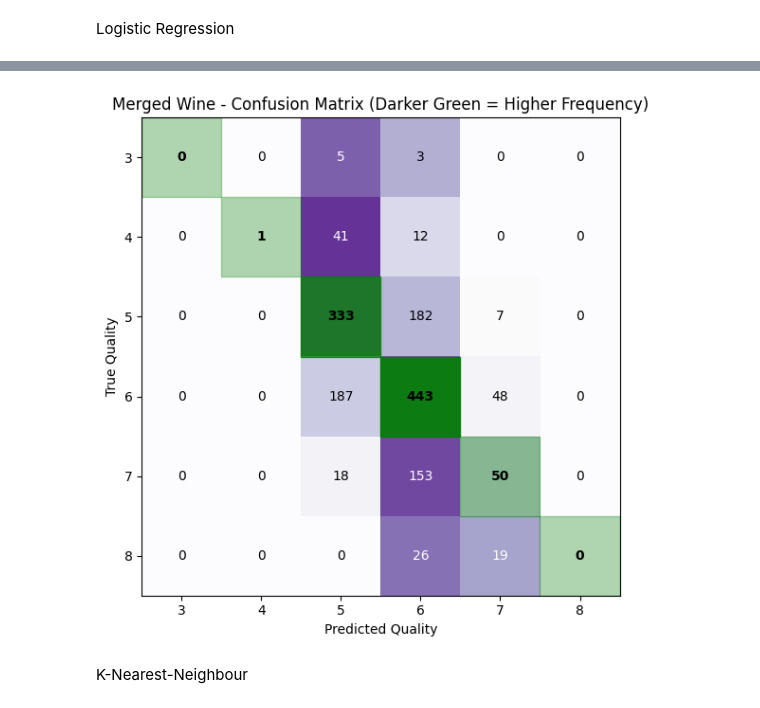
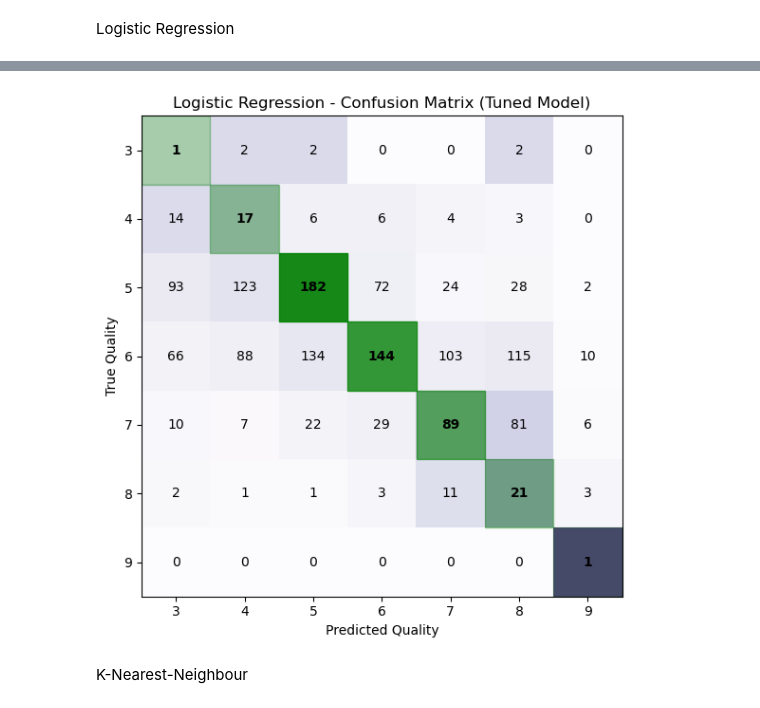
Before and after one commit to dylangeorg3/ENGG2112_Project, a Jupyter notebook: QualityModelsRegression.ipynb, the cells around one changed output, grey strips where cells are left out. Cells and saved outputs as stored; diff of their text form; code cells hidden in the pictures.

Commit message:
Explored ADASYN and class weighting as alternative to SMOTE.
Less promising accuracies than SMOTE.

Also added systematic hyperparameter tuning method (GridSearch) for all models.

```diff
--- a/QualityModelsRegression.ipynb
+++ b/QualityModelsRegression.ipynb
@@ -176,11 +298,11 @@ dtype: object
 # %% [markdown]
 Logistic Regression
 # %%
-# Logistic Regression for both datasets
+# Logistic Regression with validation and hyperparameter tuning
+from sklearn.model_selection import GridSearchCV, validation_curve
+from sklearn.model_selection import train_test_split
+
 df = df_merged.copy().drop(columns=high_vifs)
-
-
-print(f"\n=== {name} - Logistic Regression ===")
 
 # Separate features and labels
 X = df.drop(["quality"], axis=1)
@@ -190,38 +312,74 @@ y = df["quality"]
 print(f"Target (y) range before split: {y.min()} to {y.max()}")
 print(f"Target (y) unique values: {sorted(y.unique())}")
 
-# Train-test split
-X_train, X_test, y_train, y_test = train_test_split(X, y, test_size=0.2, random_state=42)
+# Three-way split: Train/Validation/Test (60/20/20)
+X_temp, X_test, y_temp, y_test = train_test_split(X, y, test_size=0.2, random_state=42, stratify=y)
+X_train, X_val, y_train, y_val = train_test_split(X_temp, y_temp, test_size=0.25, random_state=42, stratify=y_temp)
 
-# Debug: Check splits
-print(f"y_train range: {y_train.min()} to {y_train.max()}")
-print(f"y_test range: {y_test.min()} to {y_test.max()}")
+print(f"Training set: {len(X_train)} samples ({len(X_train)/len(X)*100:.1f}%)")
+print(f"Validation set: {len(X_val)} samples ({len(X_val)/len(X)*100:.1f}%)")
+print(f"Test set: {len(X_test)} samples ({len(X_test)/len(X)*100:.1f}%)")
 
 # Scale features
 scaler = StandardScaler()
 X_train_scaled = scaler.fit_transform(X_train)
+X_val_scaled = scaler.transform(X_val)
 X_test_scaled = scaler.transform(X_test)
 
-# Logistic Regression (multinomial)
-log_model = LogisticRegression(multi_class='multinomial', solver='lbfgs', max_iter=2000, random_state=42)
-log_model.fit(X_train_scaled, y_train)
+# Hyperparameter tuning with GridSearchCV
+print("\n=== Hyperparameter Tuning ===")
+param_grid = {
+    'C': [0.01, 0.1, 1, 10, 100],
+    'max_iter': [1000, 2000, 3000],
+    'solver': ['lbfgs', 'newton-cg']  # Removed liblinear - doesn't support multinomial
+}
 
-# Predictions
-y_pred = log_model.predict(X_test_scaled)
+# Use class weights to address class imbalance
+log_model = LogisticRegression(
+    multi_class='multinomial',
+    random_state=42,
+    class_weight=class_weight_dict  # Address class imbalance
+)
+grid_search = GridSearchCV(
+    log_model,
+    param_grid,
+    cv=3,  # Reduced from 5 to 3 due to severe class imbalance
+    scoring='balanced_accuracy',  # Better for imbalanced data
+    n_jobs=-1,
+    verbose=1
+)
+
+grid_search.fit(X_train_scaled, y_train)
+
+print(f"Best parameters: {grid_search.best_params_}")
+print(f"Best CV score: {grid_search.best_score_:.4f}")
+
+# Use best model
+best_log_model = grid_search.best_estimator_
+
+# Validation performance
+y_val_pred = best_log_model.predict(X_val_scaled)
+val_acc = accuracy_score(y_val, y_val_pred)
+print(f"Validation accuracy: {val_acc:.4f}")
+
+# Final test performance
+y_pred = best_log_model.predict(X_test_scaled)
+test_acc = accuracy_score(y_test, y_pred)
+print(f"Test accuracy: {test_acc:.4f}")
 
 # Debug: Check predictions
 print(f"Predictions range: {y_pred.min()} to {y_pred.max()}")
 print(f"Unique predictions: {sorted(np.unique(y_pred))}")
 
-# Check if any predictions are outside expected range
-invalid_preds = y_pred[(y_pred < 3) | (y_pred > 8)]
+# Check if any predictions are outside expected range (3-9)
+invalid_preds = y_pred[(y_pred < 3) | (y_pred > 9)]
 if len(invalid_preds) > 0:
-    print(f"WARNING: Found {len(invalid_preds)} predictions outside range 3-8!")
+    print(f"WARNING: Found {len(invalid_preds)} predictions outside range 3-9!")
     print(f"Invalid predictions: {invalid_preds}")
+else:
+    print("✅ All predictions are within valid range 3-9")
 
-# Accuracy
-acc = accuracy_score(y_test, y_pred)
-print(f"Logistic Regression Accuracy (6 classes): {acc:.3f}")
+print(f"Logistic Regression Final Accuracy: {test_acc:.3f}")
 
 # Get unique classes present in the data for proper labeling
 unique_classes = sorted(np.unique(np.concatenate([y_test, y_pred])))
@@ -284,7 +442,7 @@ for i, j in np.ndindex(cm.shape):
 # Set labels and title
 ax.set_xlabel('Predicted Quality')
 ax.set_ylabel('True Quality')
-ax.set_title(f'{name} - Confusion Matrix (Darker Green = Higher Frequency)')
+ax.set_title('Logistic Regression - Confusion Matrix (Tuned Model)')
 
 # Set tick marks
 ax.set_xticks(np.arange(len(unique_classes)))
@@ -318,4 +485,4 @@ Class 8  Precision: 0.000  Recall: 0.000  F1: 0.000
-[figure, old version]
+[figure, new version]
 # %% [markdown]
 K-Nearest-Neighbour
 # %%
```
Also changed, not shown: parts of 11 cells of this notebook, 4 other files.
